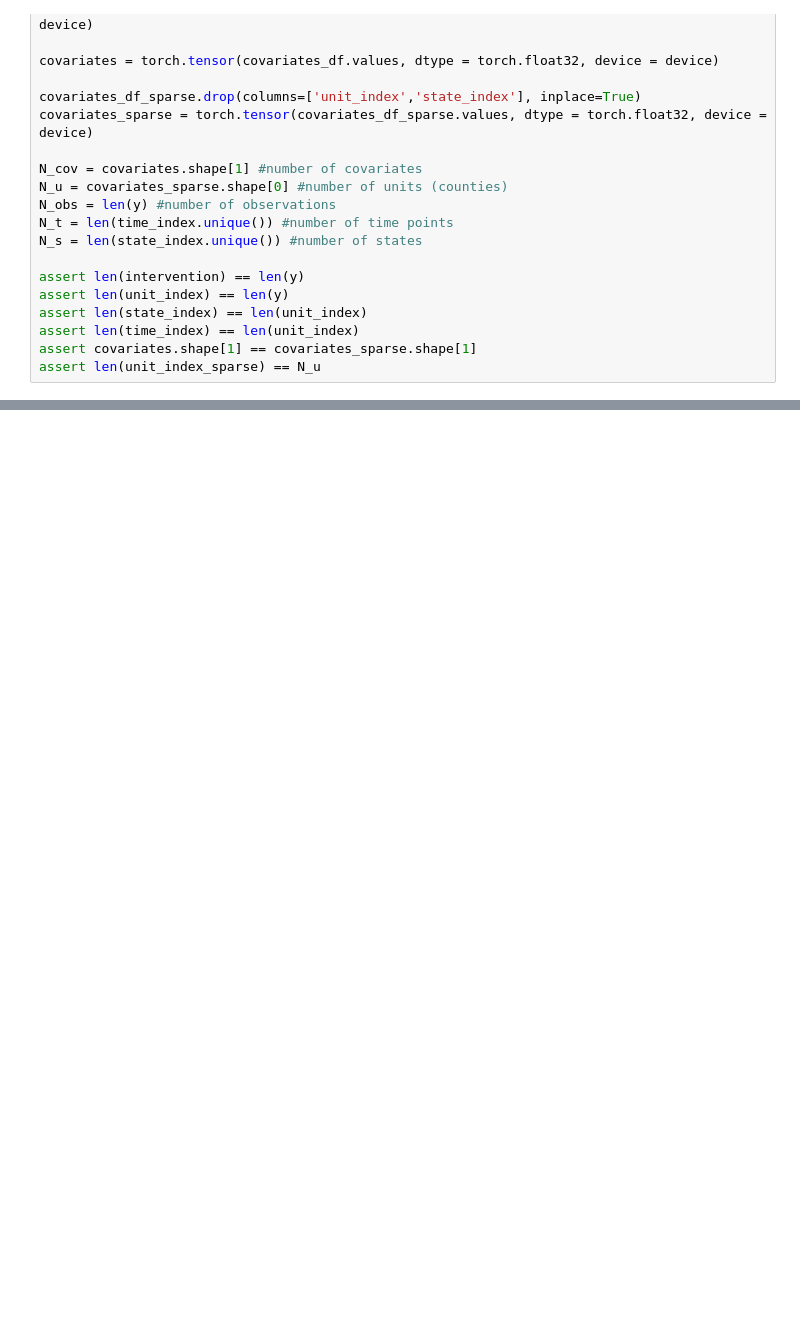
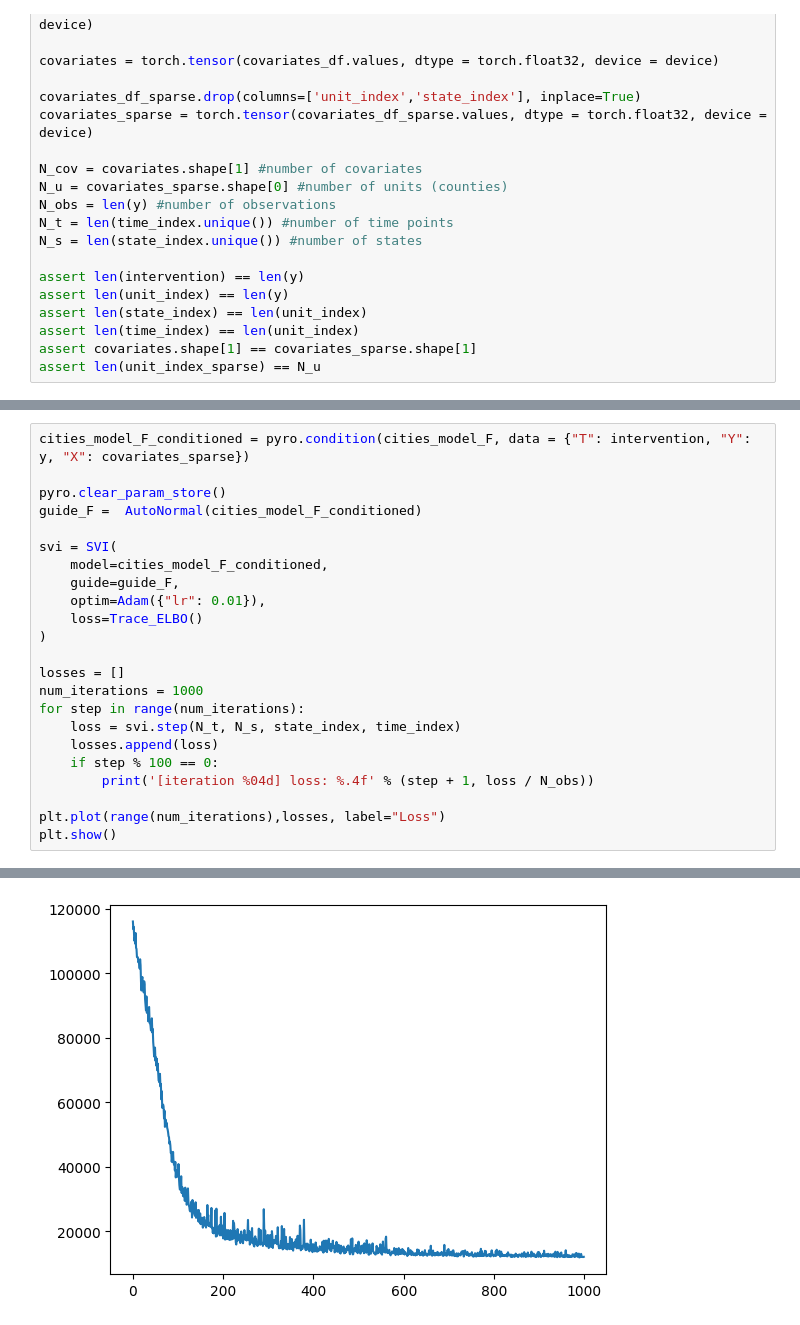
Before and after one commit to BasisResearch/cities, a Jupyter notebook: docs/experimental_notebooks/interaction_cities_prototype.ipynb, the cells around one changed output, grey strips where cells are left out. Saved outputs shown, nothing was run; the diff lists cells and outputs as text; blank space fills up the shorter version.

Commit message:
building model F into repo WIP

```diff
--- a/docs/experimental_notebooks/interaction_cities_prototype.ipynb
+++ b/docs/experimental_notebooks/interaction_cities_prototype.ipynb
@@ -257,0 +303,24 @@ X (2998, 30)
+# %%
+cities_model_F_conditioned = pyro.condition(cities_model_F, data = {"T": intervention, "Y": y, "X": covariates_sparse})
+
+pyro.clear_param_store()
+guide_F =  AutoNormal(cities_model_F_conditioned)
+
+svi = SVI(
+    model=cities_model_F_conditioned,
+    guide=guide_F,
+    optim=Adam({"lr": 0.01}),
+    loss=Trace_ELBO()
+)
+
+losses = []
+num_iterations = 1000
+for step in range(num_iterations):
+    loss = svi.step(N_t, N_s, state_index, time_index)
+    losses.append(loss)
+    if step % 100 == 0:
+        print('[iteration %04d] loss: %.4f' % (step + 1, loss / N_obs))
+
+plt.plot(range(num_iterations),losses, label="Loss")
+plt.show()
+# %% [output]
@@ -257,0 +337 @@ X (2998, 30)
+[figure, added]
```
Also changed, not shown: parts of 11 cells of this notebook, 3 other files.
